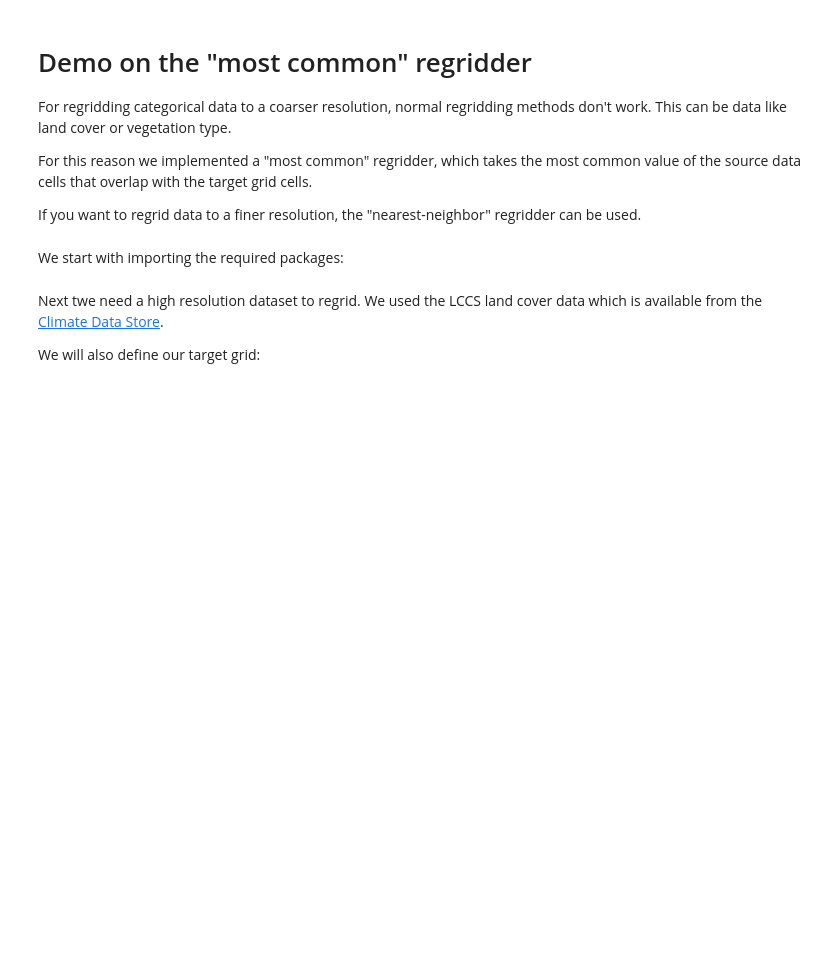
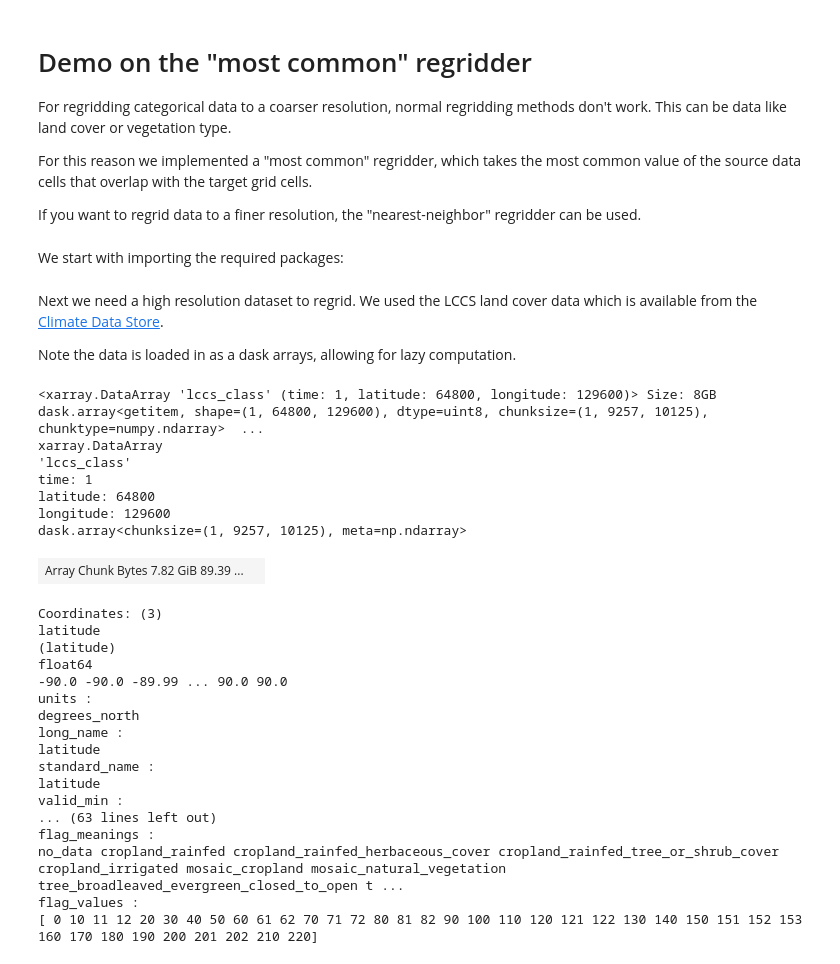
Before and after one commit to xarray-contrib/xarray-regrid, a Jupyter notebook: docs/notebooks/demos/demo_most_common.ipynb, the cells around one changed output. Saved outputs shown, nothing was run; the diff lists cells and outputs as text; code cells hidden in the pictures; blank space fills up the shorter version.

```diff
--- a/docs/notebooks/demos/demo_most_common.ipynb
+++ b/docs/notebooks/demos/demo_most_common.ipynb
@@ -17,27 +17,42 @@ import dask.distributed
 
 client = dask.distributed.Client()
 # %% [markdown]
-Next twe need a high resolution dataset to regrid. We used the LCCS land cover data which is available from the [Climate Data Store](https://cds.climate.copernicus.eu/cdsapp#!/dataset/satellite-land-cover).
+Next we need a high resolution dataset to regrid. We used the LCCS land cover data which is available from the [Climate Data Store](https://cds.climate.copernicus.eu/cdsapp#!/dataset/satellite-land-cover).
 
-We will also define our target grid:
+Note the data is loaded in as a dask arrays, allowing for lazy computation.
 # %%
 ds = xr.open_dataset(
-    "../ESACCI-LC-L4-LCCS-Map-300m-P1Y-2013-v2.0.7cds.nc",
-    chunks={"lat": 2000, "lon": 2000},
+    "/data/C3S-LC-L4-LCCS-Map-300m-P1Y-2020-v2.1.1.nc",
+    chunks="auto",
 )
 
-ds = ds[["lccs_class"]]  # Only take the class variable.
-ds = ds.sortby(["lat", "lon"])
-ds = ds.rename({"lat": "latitude", "lon": "longitude"})
-
-from xarray_regrid import Grid, create_regridding_dataset
-
-new_grid = Grid(
-    north=90,
-    east=90,
-    south=0,
-    west=0,
-    resolution_lat=1,
-    resolution_lon=1,
-)
-target_dataset = create_regridding_dataset(new_grid)
+da = ds["lccs_class"]  # Only take the class variable.
+da = da.sortby(["lat", "lon"])
+da = da.rename({"lat": "latitude", "lon": "longitude"})
+da
+# %% [output]
+<xarray.DataArray 'lccs_class' (time: 1, latitude: 64800, longitude: 129600)> Size: 8GB dask.array<getitem, shape=(1, 64800, 129600), dtype=uint8, chunksize=(1, 9257, 10125), chunktype=numpy.ndarray>  ...
+xarray.DataArray
+'lccs_class'
+time: 1
+latitude: 64800
+longitude: 129600
+dask.array<chunksize=(1, 9257, 10125), meta=np.ndarray>
+| Array Chunk Bytes 7.82 GiB 89.39 ... |  |
+Coordinates: (3)
+latitude
+(latitude)
+float64
+-90.0 -90.0 -89.99 ... 90.0 90.0
+units :
+degrees_north
+long_name :
+latitude
+standard_name :
+latitude
+valid_min :
+... (63 lines left out)
+flag_meanings :
+no_data cropland_rainfed cropland_rainfed_herbaceous_cover cropland_rainfed_tree_or_shrub_cover cropland_irrigated mosaic_cropland mosaic_natural_vegetation tree_broadleaved_evergreen_closed_to_open t ...
+flag_values :
+[ 0 10 11 12 20 30 40 50 60 61 62 70 71 72 80 81 82 90 100 110 120 121 122 130 140 150 151 152 153 160 170 180 190 200 201 202 210 220]
```
Also changed, not shown: parts of 10 cells of this notebook, 7 other files.
